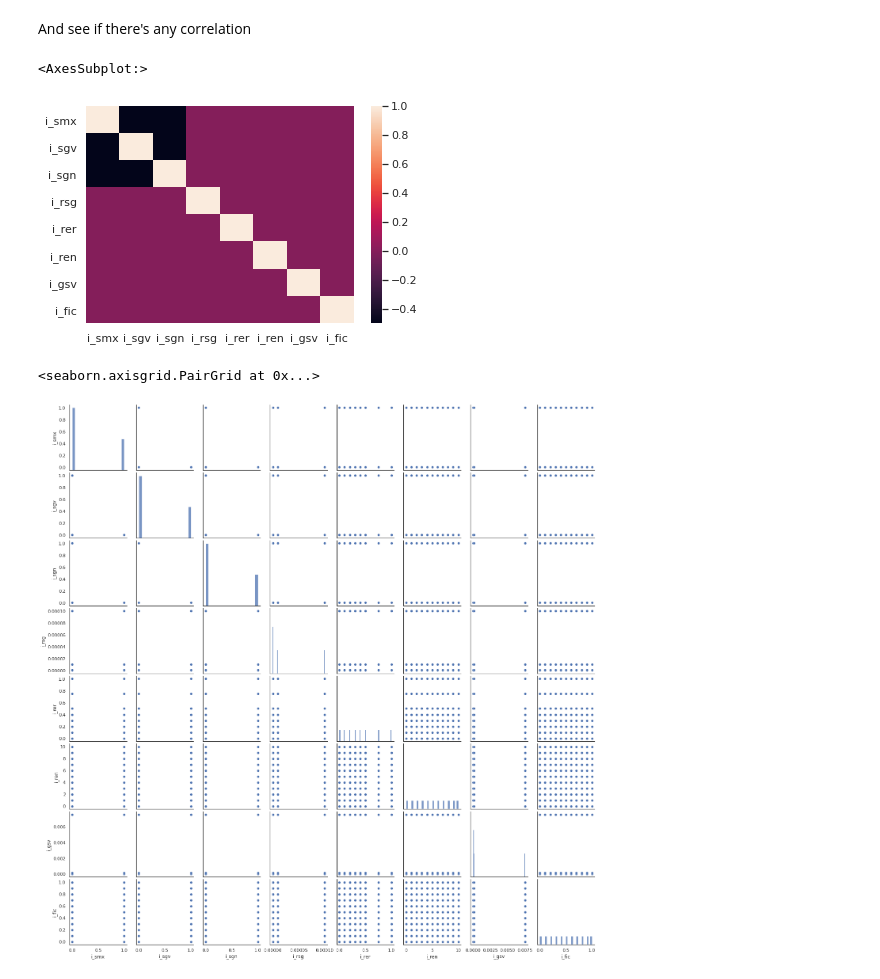
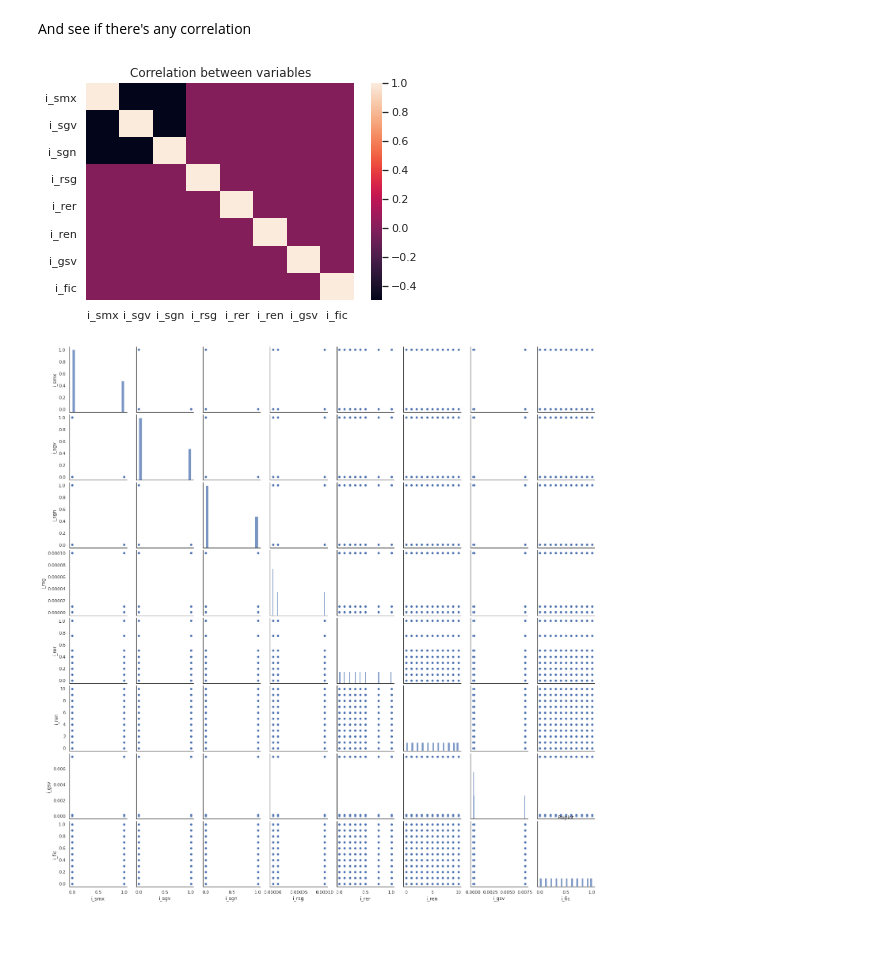
Before and after one commit to Chipdelmal/MoNeT_ML, a Jupyter notebook: STP/SvR/Profiling.ipynb, the cells around one changed output. Cells and saved outputs as stored; diff of their text form; code cells hidden in the pictures; blank space fills up the shorter version.

```diff
--- a/STP/SvR/Profiling.ipynb
+++ b/STP/SvR/Profiling.ipynb
@@ -71,11 +72,13 @@ data.sample(8,random_state=10)
 And see if there's any correlation
 # %%
 sns.heatmap(data[FEATS].corr(),annot=False)
+plt.title('Correlation between variables')
+plt.show()
 # %% [output]
-<AxesSubplot:>
-[figure, old version]
+[figure, new version]
 # %%
 sns.pairplot(data[FEATS],palette='dark')
+plt.title('Paiplot')
+plt.show()
 # %% [output]
-<seaborn.axisgrid.PairGrid at 0x...>
 [figure]
```
Also changed, not shown: parts of 1 cell of this notebook, 2 other files.
